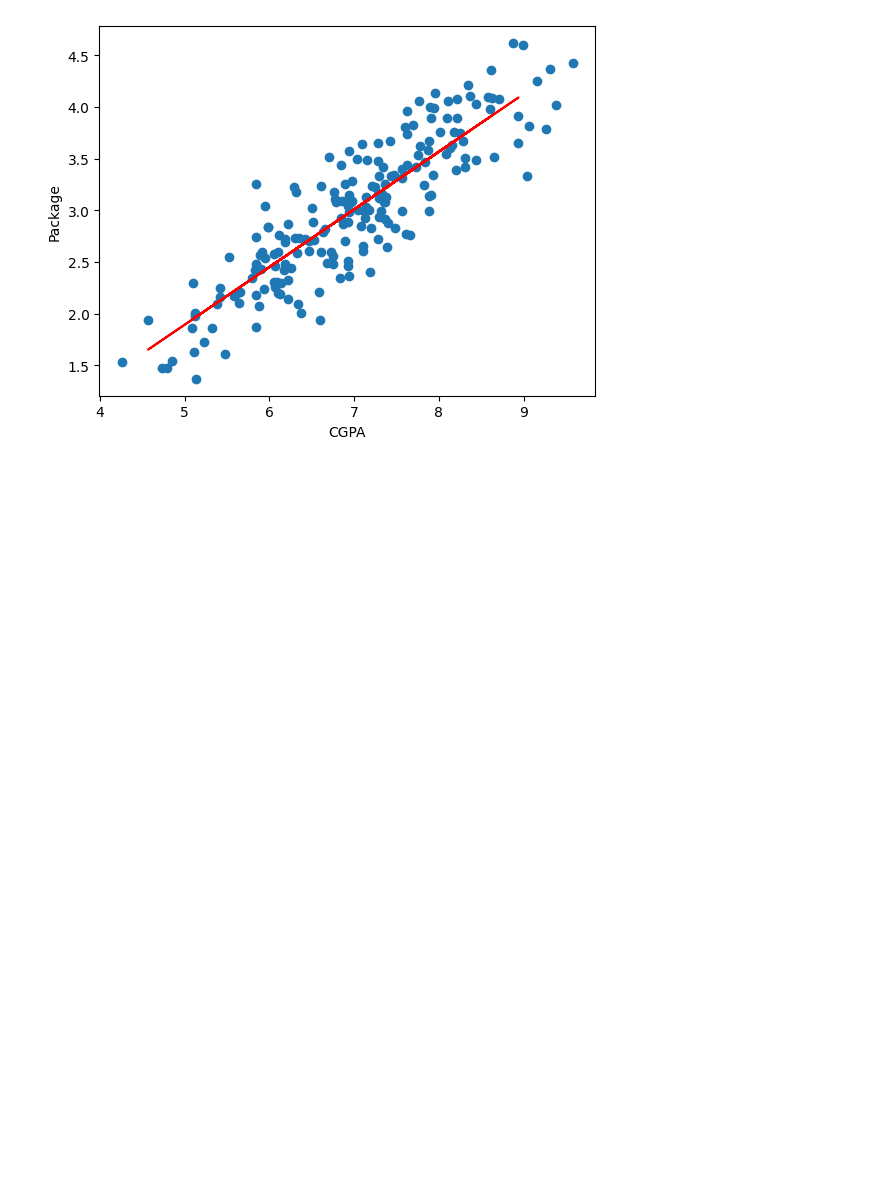
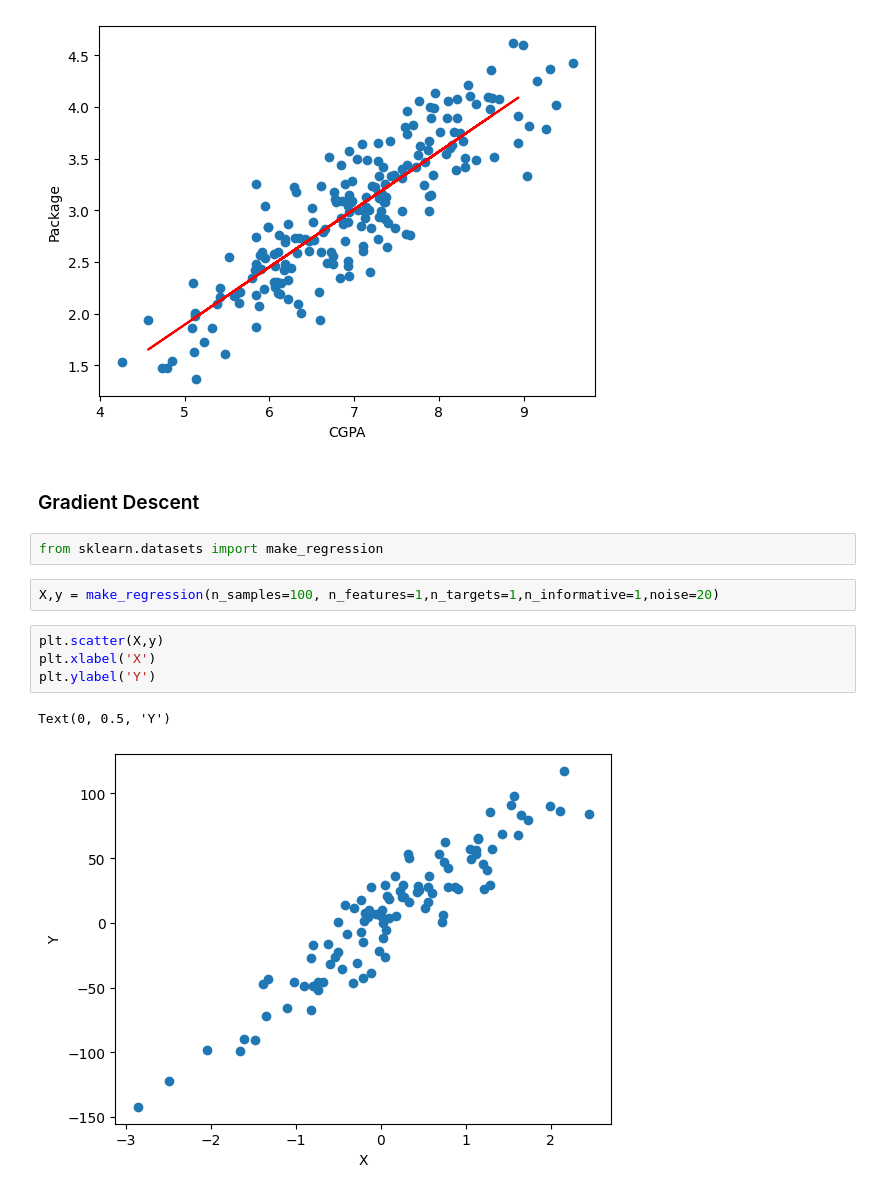
Before and after one commit to Isha-singh-01/ML-DL-Algorithms, a Jupyter notebook: LinearRegression.ipynb, the cells around one changed output. Cells and saved outputs as stored; diff of their text form; blank space fills up the shorter version.

```diff
--- a/LinearRegression.ipynb
+++ b/LinearRegression.ipynb
@@ -110,3 +112,16 @@ plt.ylabel('Package')
 # %% [output]
 Text(0, 0.5, 'Package')
 [figure]
+# %% [markdown]
+### Gradient Descent
+# %%
+from sklearn.datasets import make_regression
+# %%
+X,y = make_regression(n_samples=100, n_features=1,n_targets=1,n_informative=1,noise=20)
+# %%
+plt.scatter(X,y)
+plt.xlabel('X')
+plt.ylabel('Y')
+# %% [output]
+Text(0, 0.5, 'Y')
+[figure, added]
```
Also changed, not shown: parts of 30 cells of this notebook.
